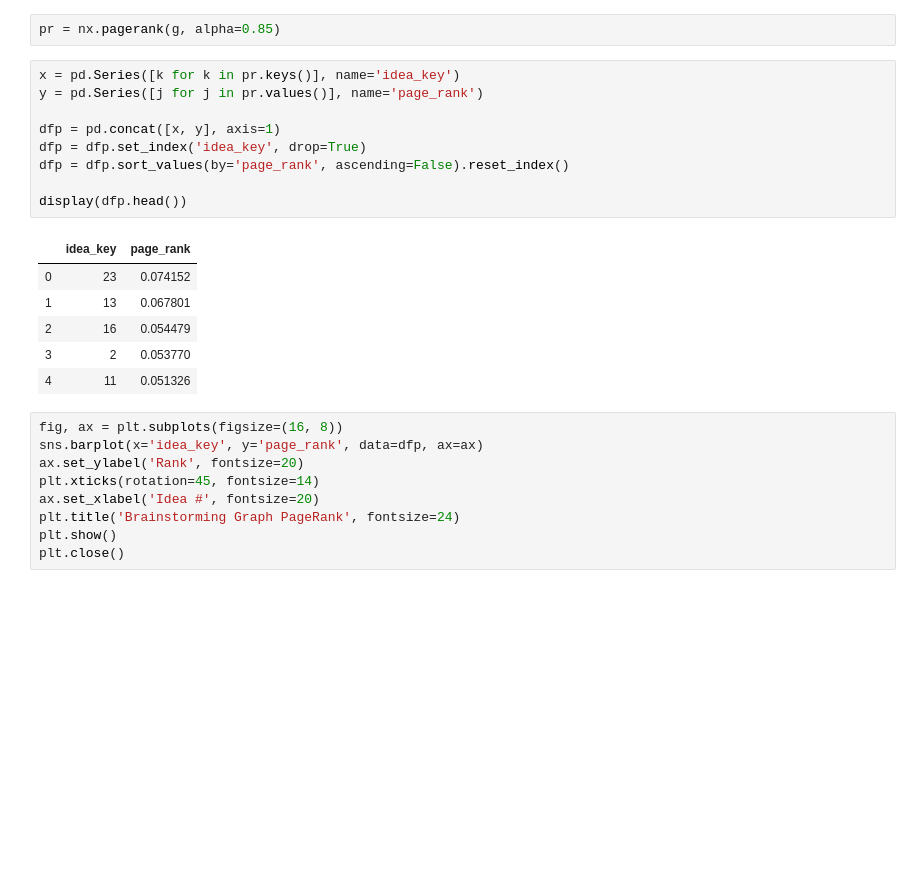
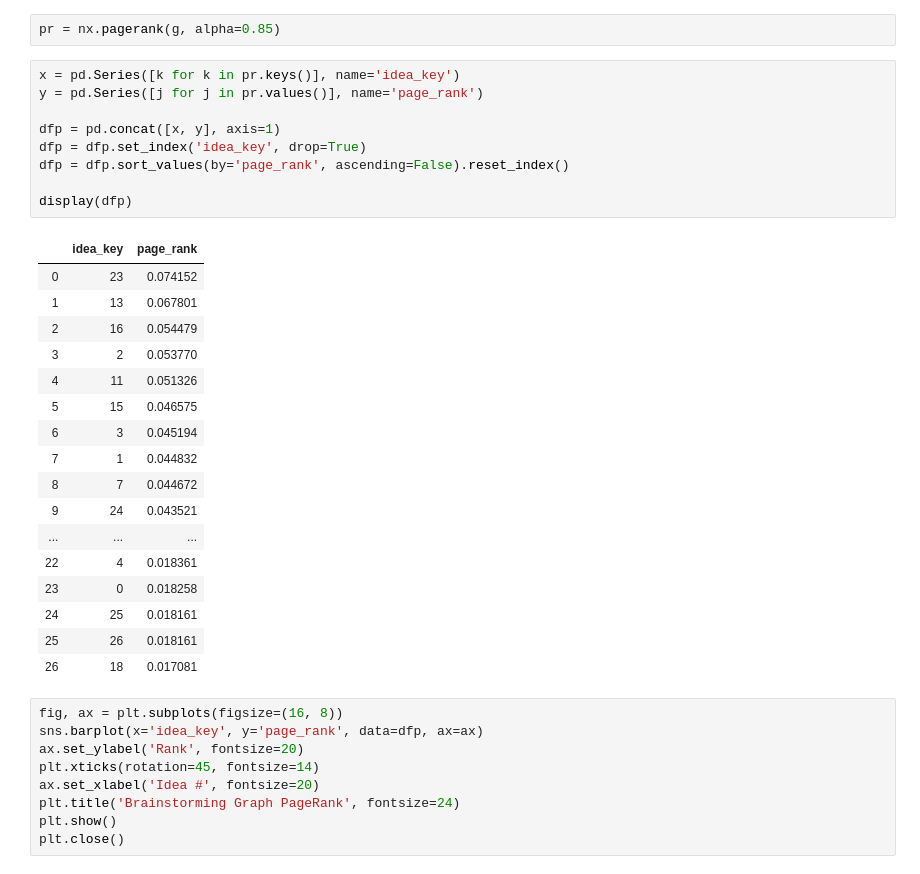
Before and after one commit to dcbark01/VivinoScraper, a Jupyter notebook: brainstorming_graph_analysis.ipynb, the cells around one changed output. Drawn from its saved outputs; the diff is of its cells as text; blank space fills up the shorter version.

```diff
--- a/brainstorming_graph_analysis.ipynb
+++ b/brainstorming_graph_analysis.ipynb
@@ -49,19 +49,30 @@ pr = nx.pagerank(g, alpha=0.85)
 # %%
 x = pd.Series([k for k in pr.keys()], name='idea_key')
 y = pd.Series([j for j in pr.values()], name='page_rank')
 
 dfp = pd.concat([x, y], axis=1)
 dfp = dfp.set_index('idea_key', drop=True)
 dfp = dfp.sort_values(by='page_rank', ascending=False).reset_index()
 
-display(dfp.head())
+display(dfp)
 # %% [output]
 |  | idea_key | page_rank |
 | 0 | 23 | 0.074152 |
 | 1 | 13 | 0.067801 |
 | 2 | 16 | 0.054479 |
 | 3 | 2 | 0.053770 |
 | 4 | 11 | 0.051326 |
+| 5 | 15 | 0.046575 |
+| 6 | 3 | 0.045194 |
+| 7 | 1 | 0.044832 |
+| 8 | 7 | 0.044672 |
+| 9 | 24 | 0.043521 |
+| ... | ... | ... |
+| 22 | 4 | 0.018361 |
+| 23 | 0 | 0.018258 |
+| 24 | 25 | 0.018161 |
+| 25 | 26 | 0.018161 |
+| 26 | 18 | 0.017081 |
 # %%
 fig, ax = plt.subplots(figsize=(16, 8))
 sns.barplot(x='idea_key', y='page_rank', data=dfp, ax=ax)
```
Also changed, not shown: parts of 8 cells of this notebook, 2 other files.
